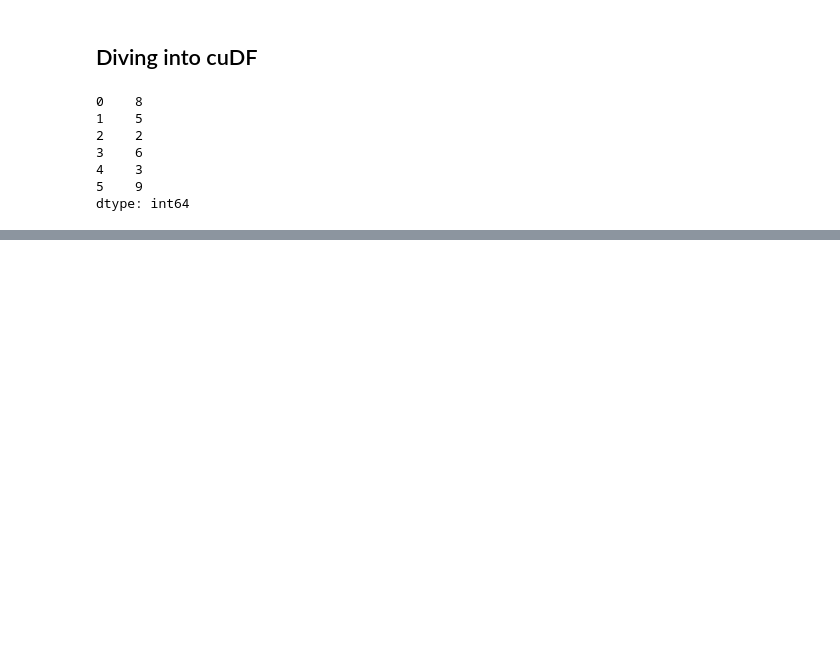
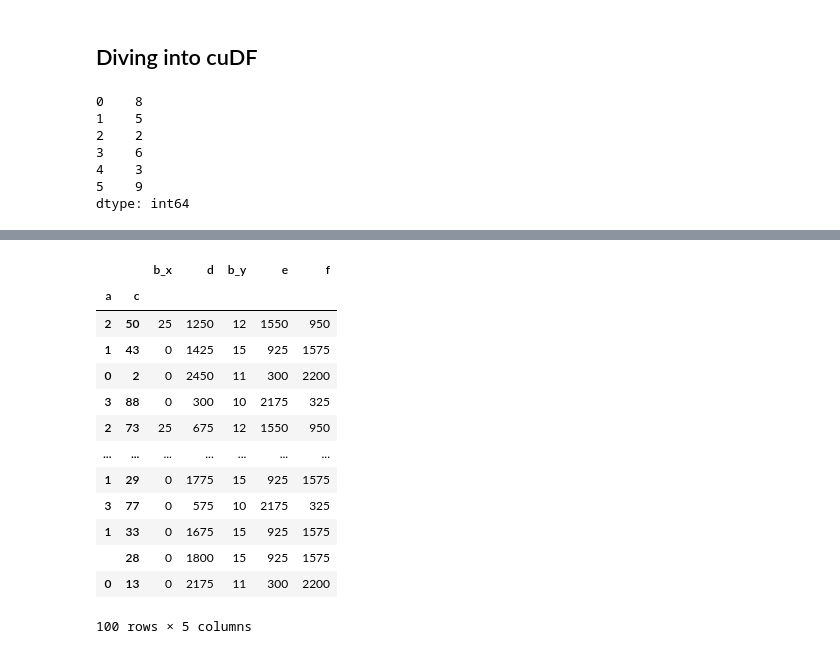
Before and after one commit to Kamalabot/cuda_examples_testing, a Jupyter notebook: test_drive01.ipynb, the cells around one changed output, grey strips where cells are left out. Saved outputs shown, nothing was run; the diff lists cells and outputs as text; code cells hidden in the pictures; blank space fills up the shorter version.

```diff
--- a/test_drive01.ipynb
+++ b/test_drive01.ipynb
@@ -287,0 +525,10 @@ dtype: int64
+# %%
+df1 = cd.DataFrame({'a': np.repeat([0, 1, 2, 3], 25).astype(np.int32),
+                      'b': np.random.randint(2, size=100).astype(np.int32),
+                      'c': np.arange(0, 100).astype(np.int32),
+                      'd': np.arange(100, 0, -1).astype(np.int32)})
+
+df2 = cd.DataFrame({'a': np.repeat([0, 1, 2, 3], 25).astype(np.int32),
+                      'b': np.random.randint(2, size=100).astype(np.int32),
+                      'e': np.arange(0, 100).astype(np.int32),
+                      'f': np.arange(100, 0, -1).astype(np.int32)})
@@ -287,0 +545,3 @@ dtype: int64
+# %%
+df = df1.merge(df2, on=['a'])
+print(df.head())
@@ -287,0 +569,17 @@ dtype: int64
+# %%
+df.groupby(['a','c']).sum().to_pandas()
+# %% [output]
+|  |  | b_x | d | b_y | e | f |
+| a | c |  |  |  |  |  |
+| 2 | 50 | 25 | 1250 | 12 | 1550 | 950 |
+| 1 | 43 | 0 | 1425 | 15 | 925 | 1575 |
+| 0 | 2 | 0 | 2450 | 11 | 300 | 2200 |
+| 3 | 88 | 0 | 300 | 10 | 2175 | 325 |
+| 2 | 73 | 25 | 675 | 12 | 1550 | 950 |
+| ... | ... | ... | ... | ... | ... | ... |
+| 1 | 29 | 0 | 1775 | 15 | 925 | 1575 |
+| 3 | 77 | 0 | 575 | 10 | 2175 | 325 |
+| 1 | 33 | 0 | 1675 | 15 | 925 | 1575 |
+|  | 28 | 0 | 1800 | 15 | 925 | 1575 |
+| 0 | 13 | 0 | 2175 | 11 | 300 | 2200 |
+100 rows × 5 columns
```
Also changed, not shown: parts of 36 cells of this notebook, 2 other files.
